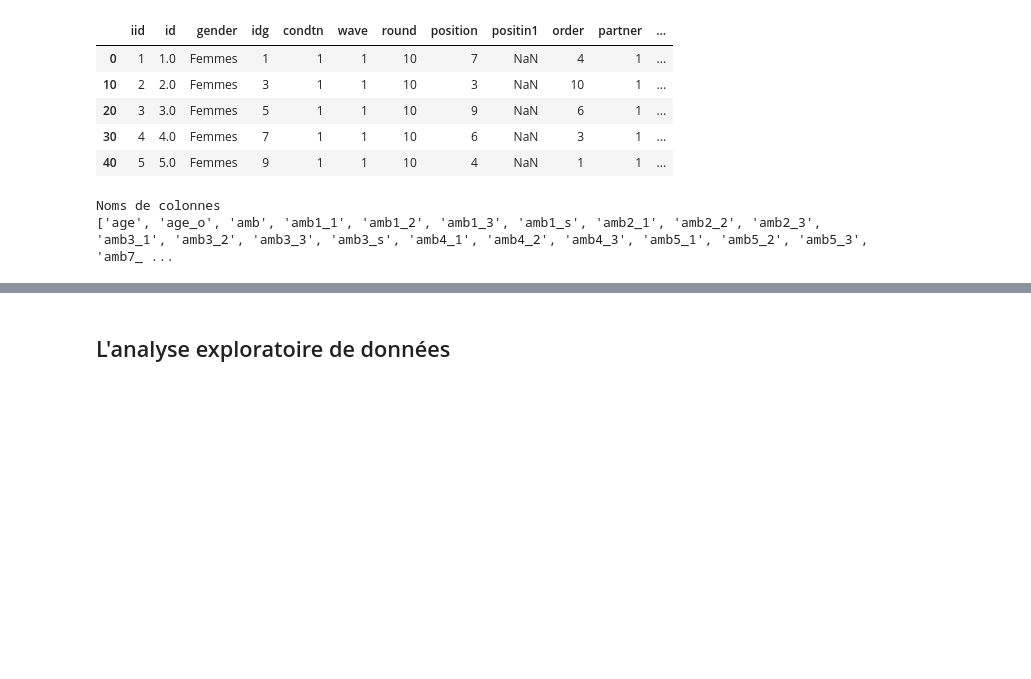
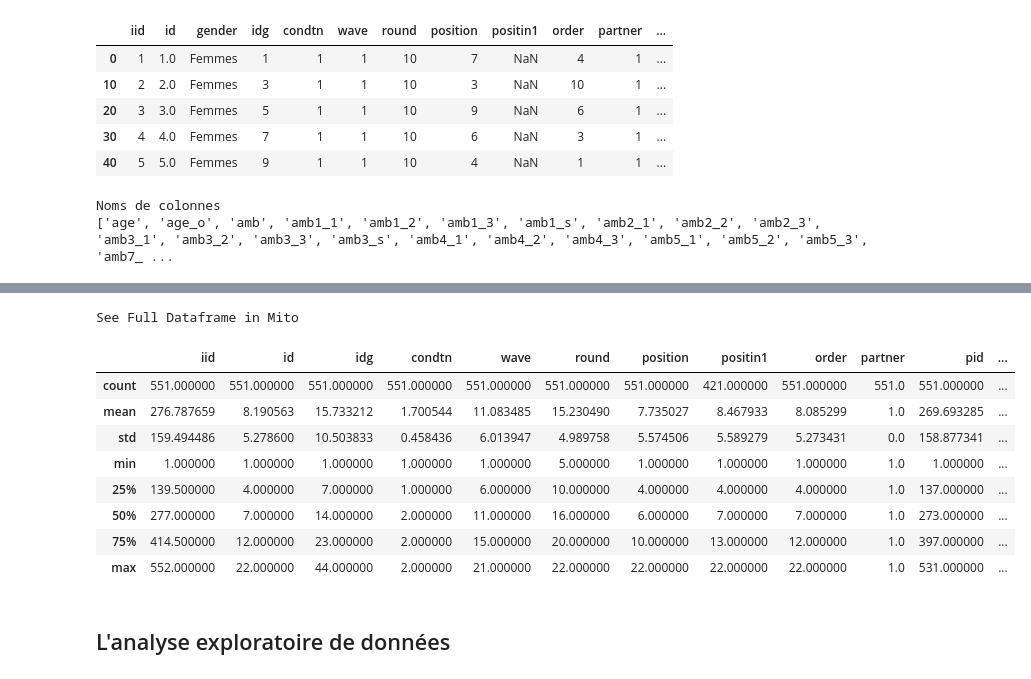
Before and after one commit to huynam1012/Projets-Jedha, a Jupyter notebook: Bloc 2_Speed dating/01-Project_speed_dating_Huy-Nam TRAN_FR.ipynb, the cells around one changed output, grey strips where cells are left out. Saved outputs shown, nothing was run; the diff lists cells and outputs as text; code cells hidden in the pictures; blank space fills up the shorter version.

```diff
--- a/Bloc 2_Speed dating/01-Project_speed_dating_Huy-Nam TRAN_FR.ipynb
+++ b/Bloc 2_Speed dating/01-Project_speed_dating_Huy-Nam TRAN_FR.ipynb
@@ -195,3 +207,16 @@ Noms de colonnes
+# %%
+df1.describe()
+# %% [output]
+See Full Dataframe in Mito
+|  | iid | id | idg | condtn | wave | round | position | positin1 | order | partner | pid | ... |
+| count | 551.000000 | 551.000000 | 551.000000 | 551.000000 | 551.000000 | 551.000000 | 551.000000 | 421.000000 | 551.000000 | 551.0 | 551.000000 | ... |
+| mean | 276.787659 | 8.190563 | 15.733212 | 1.700544 | 11.083485 | 15.230490 | 7.735027 | 8.467933 | 8.085299 | 1.0 | 269.693285 | ... |
+| std | 159.494486 | 5.278600 | 10.503833 | 0.458436 | 6.013947 | 4.989758 | 5.574506 | 5.589279 | 5.273431 | 0.0 | 158.877341 | ... |
+| min | 1.000000 | 1.000000 | 1.000000 | 1.000000 | 1.000000 | 5.000000 | 1.000000 | 1.000000 | 1.000000 | 1.0 | 1.000000 | ... |
+| 25% | 139.500000 | 4.000000 | 7.000000 | 1.000000 | 6.000000 | 10.000000 | 4.000000 | 4.000000 | 4.000000 | 1.0 | 137.000000 | ... |
+| 50% | 277.000000 | 7.000000 | 14.000000 | 2.000000 | 11.000000 | 16.000000 | 6.000000 | 7.000000 | 7.000000 | 1.0 | 273.000000 | ... |
+| 75% | 414.500000 | 12.000000 | 23.000000 | 2.000000 | 15.000000 | 20.000000 | 10.000000 | 13.000000 | 12.000000 | 1.0 | 397.000000 | ... |
+| max | 552.000000 | 22.000000 | 44.000000 | 2.000000 | 21.000000 | 22.000000 | 22.000000 | 22.000000 | 22.000000 | 1.0 | 531.000000 | ... |
 # %% [markdown]
 ## L'analyse exploratoire de données
 # %%
```
Also changed, not shown: parts of 2 cells of this notebook.
